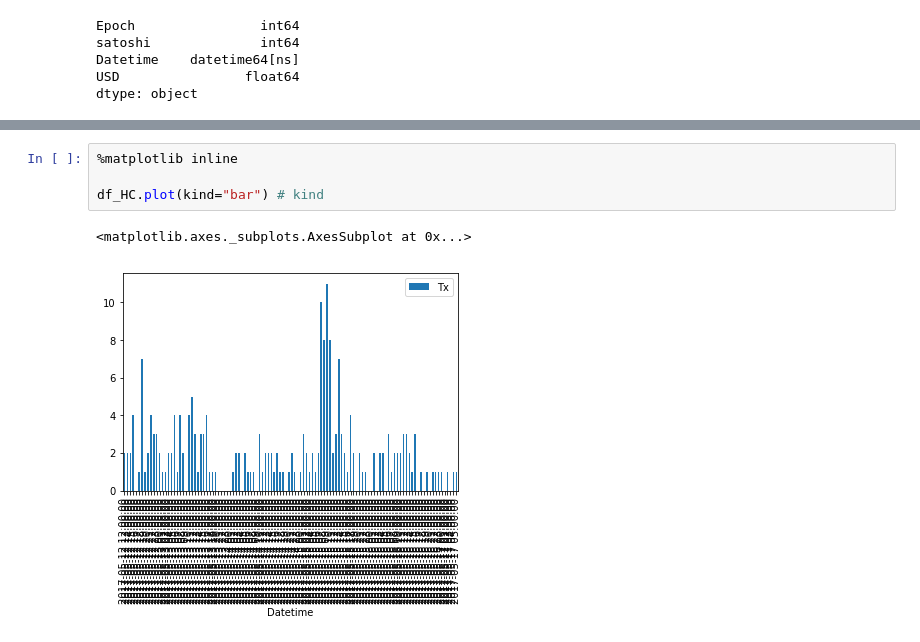
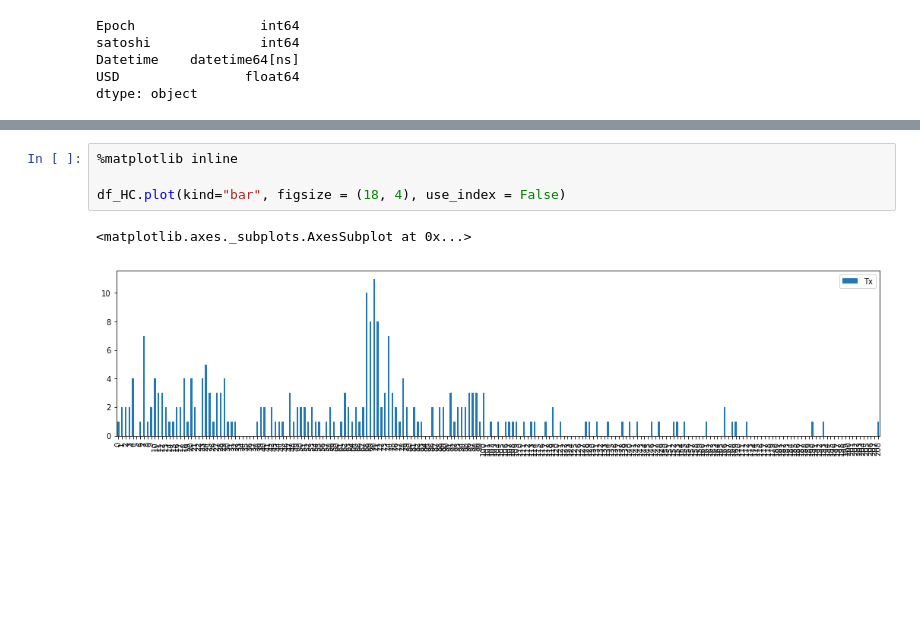
Before and after one commit to hsiaom26/DSFTA, a Jupyter notebook: WannaCry.ipynb, the cells around one changed output, grey strips where cells are left out. Drawn from its saved outputs; the diff is of its cells as text; blank space fills up the shorter version.

```diff
--- a/WannaCry.ipynb
+++ b/WannaCry.ipynb
@@ -127,10 +127,10 @@ df_HC
 # %%
 %matplotlib inline
 
-df_HC.plot(kind="bar") # kind
+df_HC.plot(kind="bar", figsize = (18, 4), use_index = False)
 # %% [output]
 <matplotlib.axes._subplots.AxesSubplot at 0x...>
-[figure, old version]
+[figure, new version]
 # %%
 df_HS = df.resample('H').sum()
 df_HS = df_HS.fillna(0.0)
```
Also changed, not shown: parts of 9 cells of this notebook.
